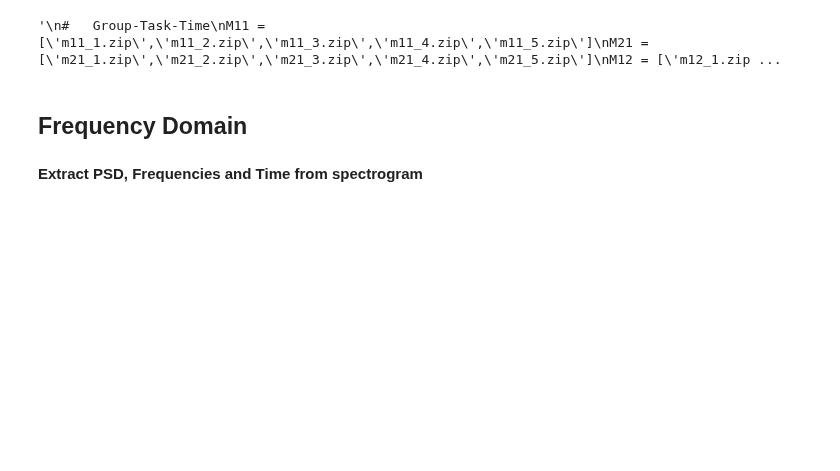
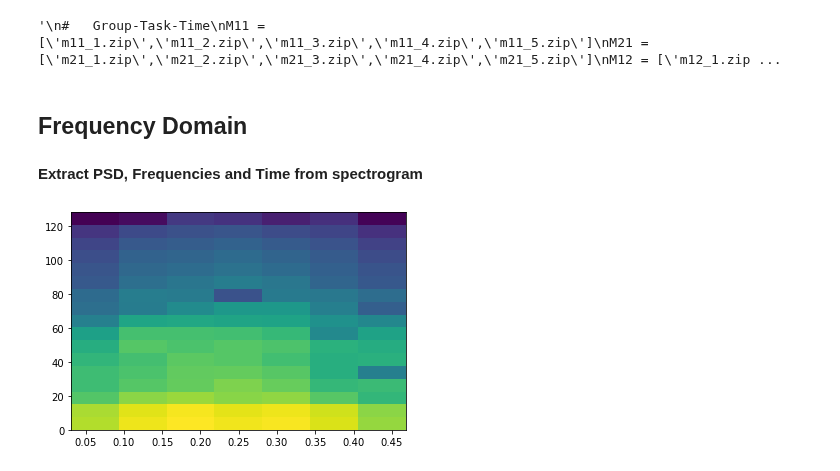
Before and after one commit to iggy96/eegMusicTherapy, a Jupyter notebook: spectrogram.ipynb, the cells around one changed output. Cells and saved outputs as stored; diff of their text form; code cells hidden in the pictures; blank space fills up the shorter version.

```diff
--- a/spectrogram.ipynb
+++ b/spectrogram.ipynb
@@ -42,13 +42,14 @@ def multipleRelativeBandPower(input_3d,freq_array,low,high):
         avg_out.append(psdRelativeBandPower(input_3d[i,:,:],freq_array,low,high))
     return np.array(avg_out)
 
-def specgram_features(data,sfreq,NFFT,Noverlap,data_shape):
+def specgram_features(data,sfreq,NFFT,Noverlap,time,data_shape):
 
-    def params_1D(data_1D,fs,win_len,win_overlap):
+    def params_1D(data_1D,fs,win_len,win_overlap,spec_time):
         s_px,s_fx,s_tx,s_imx = plt.specgram(data_1D, NFFT=win_len, Fs=fs, noverlap=win_overlap)
+        s_tx = np.linspace(spec_time[0],spec_time[1],len(s_px.T))
         return s_px,s_fx,s_tx
 
-    def params_2D(data_2D,sfreq,nfft,noverlap):
+    def params_2D(data_2D,sfreq,nfft,noverlap,spec_time):
 #        input: data must be windowed to form 2D array
 #               data_2D = (len_windows,num_windows)
 #               sfreq = sampling frequency
@@ -59,7 +60,7 @@ def specgram_features(data,sfreq,NFFT,Noverlap,data_shape):
 
         psd,freqs,times = [],[],[]
         for i in range(len(data_2D.T)):
-            s_px,s_fx,s_tx = params_1D(data_2D[:,i],sfreq,nfft,noverlap)
+            s_px,s_fx,s_tx = params_1D(data_2D[:,i],sfreq,nfft,noverlap,spec_time)
             psd.append(s_px)
             freqs.append(s_fx)
             times.append(s_tx)
@@ -67,7 +68,7 @@ def specgram_features(data,sfreq,NFFT,Noverlap,data_shape):
         psd = np.nanmean(psd,axis=0)
         return psd,freqs,times
 
-    def params_3D(data_3D,sfreq,nfft,noverlap):
+    def params_3D(data_3D,sfreq,nfft,noverlap,spec_time):
 #        input: data must be windowed to form 3D array
 #               data_3D = (num_channels,len_windows,num_windows)
 #               sfreq = sampling frequency
@@ -78,14 +79,14 @@ def specgram_features(data,sfreq,NFFT,Noverlap,data_shape):
 
         psd,freqs,times = [],[],[]
         for i in range(data_3D.shape[0]):
-            s_px,s_fx,s_tx = params_2D(data_3D[i,:,:],sfreq,nfft,noverlap)
+            s_px,s_fx,s_tx = params_2D(data_3D[i,:,:],sfreq,nfft,noverlap,spec_time)
             psd.append(s_px)
             freqs.append(s_fx)
             times.append(s_tx)
         psd,freqs,times = np.array(psd),np.array(freqs),np.array(times)
         return psd,freqs,times
 
-    def params_4D(data_4D,sfreq,nfft,noverlap):
+    def params_4D(data_4D,sfreq,nfft,noverlap,spec_time):
 #        input: data must be windowed to form 4D array
 #               data_4D = (num_participants,num_channels,len_windows,num_windows)
 #               sfreq = sampling frequency
@@ -95,7 +96,7 @@ def specgram_features(data,sfreq,NFFT,Noverlap,data_shape):
 #        output: psd = (num_participants,num_channels,len_freqs,len_time), freqs = (len_freqs,), time = (len_time,)
         psd,freqs,times = [],[],[]
         for i in range(data_4D.shape[0]):
-            s_px,s_fx,s_tx = params_3D(data_4D[i,:,:,:],sfreq,nfft,noverlap)
+            s_px,s_fx,s_tx = params_3D(data_4D[i,:,:,:],sfreq,nfft,noverlap,spec_time)
             psd.append(s_px)
             freqs.append(s_fx)
             times.append(s_tx)
@@ -103,13 +104,13 @@ def specgram_features(data,sfreq,NFFT,Noverlap,data_shape):
         return psd,freqs,times
 
     if data_shape == '1D':
-        s_psd,s_freqs,s_times = params_1D(data,sfreq,NFFT,Noverlap)
+        s_psd,s_freqs,s_times = params_1D(data,sfreq,NFFT,Noverlap,time)
     elif data_shape == '2D':
-        s_psd,s_freqs,s_times = params_2D(data,sfreq,NFFT,Noverlap)
+        s_psd,s_freqs,s_times = params_2D(data,sfreq,NFFT,Noverlap,time)
     elif data_shape == '3D':
-        s_psd,s_freqs,s_times = params_3D(data,sfreq,NFFT,Noverlap)
+        s_psd,s_freqs,s_times = params_3D(data,sfreq,NFFT,Noverlap,time)
     elif data_shape == '4D':
-        s_psd,s_freqs,s_times = params_4D(data,sfreq,NFFT,Noverlap)
+        s_psd,s_freqs,s_times = params_4D(data,sfreq,NFFT,Noverlap,time)
     return s_psd,s_freqs,s_times
 # %%
 """
@@ -177,7 +178,7 @@ band_C21 = multipleFilesbutterBandpass(noc_C21,cfg.lowcut,cfg.highcut,cfg.fs)
 band_C12 = multipleFilesbutterBandpass(noc_C12,cfg.lowcut,cfg.highcut,cfg.fs)
 band_C22 = multipleFilesbutterBandpass(noc_C22,cfg.lowcut,cfg.highcut,cfg.fs)
 # %%
-threshold_value,window_size,step_size,channels,choice_numwindows = 5,0.5,0.5,['TP9','AF7','AF8','TP10'],240
+threshold_value,window_size,step_size,channels,choice_numwindows = 10,0.1,0.1,['TP9','AF7','AF8','TP10'],100
 arM11 = multipleArtfRemoval(band_M11,threshold_value,time_s,window_size,step_size,choice_numwindows,channels,"M11")
 arM21 = multipleArtfRemoval(band_M21,threshold_value,time_s,window_size,step_size,choice_numwindows,channels,"M21")
 arM12 = multipleArtfRemoval(band_M12,threshold_value,time_s,window_size,step_size,choice_numwindows,channels,"M12")
@@ -202,15 +203,17 @@ arr_C22 = np.transpose(arC22,(0,1,3,2))
 # %% [markdown]
 <b>Extract PSD, Frequencies and Time from spectrogram
 # %%
-fs,nfft,overlap = 256,64,63
-s_pxM11,s_fxM11,s_txM11 = specgram_features(arr_M11,fs,nfft,overlap,data_shape='4D')
-s_pxM12,s_fxM12,s_txM12 = specgram_features(arr_M12,fs,nfft,overlap,data_shape='4D')
-s_pxM21,s_fxM21,s_txM21 = specgram_features(arr_M21,fs,nfft,overlap,data_shape='4D')
-s_pxM22,s_fxM22,s_txM22 = specgram_features(arr_M22,fs,nfft,overlap,data_shape='4D')
-s_pxC11,s_fxC11,s_txC11 = specgram_features(arr_C11,fs,nfft,overlap,data_shape='4D')
-s_pxC12,s_fxC12,s_txC12 = specgram_features(arr_C12,fs,nfft,overlap,data_shape='4D')
-s_pxC21,s_fxC21,s_txC21 = specgram_features(arr_C21,fs,nfft,overlap,data_shape='4D')
-s_pxC22,s_fxC22,s_txC22 = specgram_features(arr_C22,fs,nfft,overlap,data_shape='4D')
+fs,nfft,overlap,spectral_time = 256,64,60,[0,500]
+s_pxM11,s_fxM11,s_txM11 = specgram_features(arr_M11,fs,nfft,overlap,spectral_time,data_shape='4D')
+s_pxM12,s_fxM12,s_txM12 = specgram_features(arr_M12,fs,nfft,overlap,spectral_time,data_shape='4D')
+s_pxM21,s_fxM21,s_txM21 = specgram_features(arr_M21,fs,nfft,overlap,spectral_time,data_shape='4D')
+s_pxM22,s_fxM22,s_txM22 = specgram_features(arr_M22,fs,nfft,overlap,spectral_time,data_shape='4D')
+s_pxC11,s_fxC11,s_txC11 = specgram_features(arr_C11,fs,nfft,overlap,spectral_time,data_shape='4D')
+s_pxC12,s_fxC12,s_txC12 = specgram_features(arr_C12,fs,nfft,overlap,spectral_time,data_shape='4D')
+s_pxC21,s_fxC21,s_txC21 = specgram_features(arr_C21,fs,nfft,overlap,spectral_time,data_shape='4D')
+s_pxC22,s_fxC22,s_txC22 = specgram_features(arr_C22,fs,nfft,overlap,spectral_time,data_shape='4D')
+# %% [output]
+[figure, added]
 # %%
 #  Average power bins across participants
 meanpar_pxM11,meanpar_pxM12,meanpar_pxM21,meanpar_pxM22 = np.nanmean(s_pxM11,axis=0),np.nanmean(s_pxM12,axis=0),np.nanmean(s_pxM21,axis=0),np.nanmean(s_pxM22,axis=0)
```
Also changed, not shown: parts of 2 cells of this notebook.
